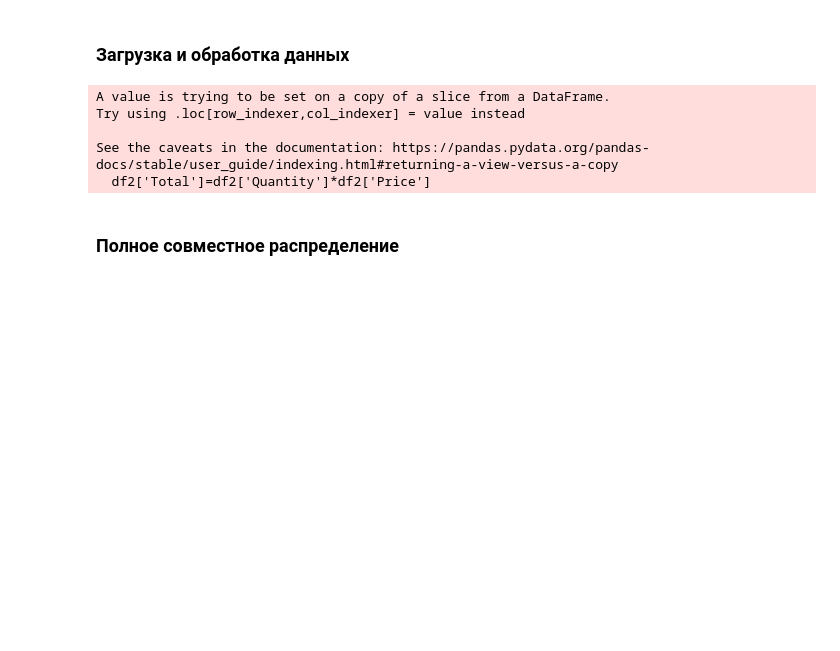
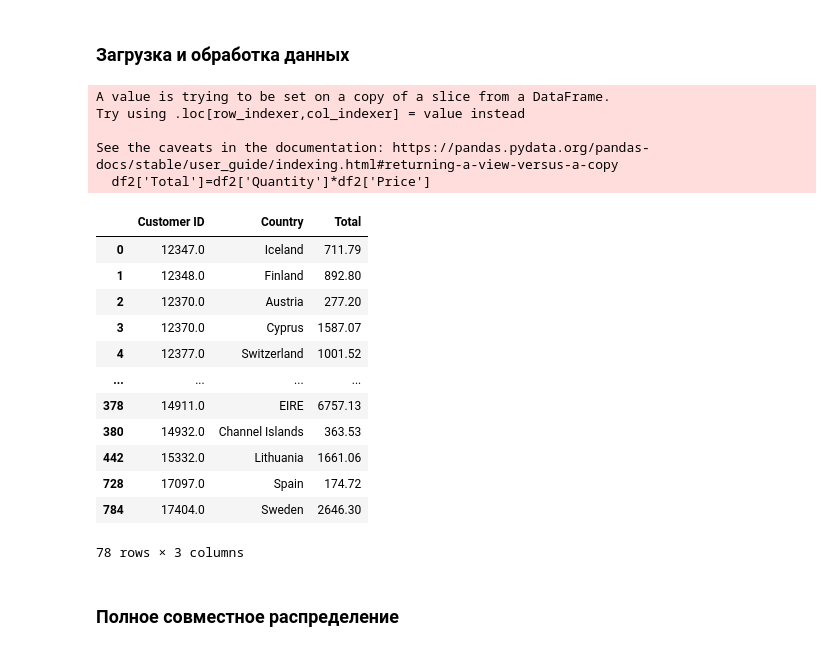
Before and after one commit to kattiia/Math_in_DS, a Jupyter notebook: Probability/full_joint_distribution.ipynb, the cells around one changed output. Saved outputs shown, nothing was run; the diff lists cells and outputs as text; code cells hidden in the pictures; blank space fills up the shorter version.

```diff
--- a/Probability/full_joint_distribution.ipynb
+++ b/Probability/full_joint_distribution.ipynb
@@ -26,6 +26,21 @@ df_group=df2.groupby(['Customer ID', 'Country']).agg({'Total': ['sum']}). reset_
 df_group.columns = df_group.columns.droplevel(1)
 # %%
 df_group=df_group[df_group['Country']!='United Kingdom']
+df_group
+# %% [output]
+|  | Customer ID | Country | Total |
+| 0 | 12347.0 | Iceland | 711.79 |
+| 1 | 12348.0 | Finland | 892.80 |
+| 2 | 12370.0 | Austria | 277.20 |
+| 3 | 12370.0 | Cyprus | 1587.07 |
+| 4 | 12377.0 | Switzerland | 1001.52 |
+| ... | ... | ... | ... |
+| 378 | 14911.0 | EIRE | 6757.13 |
+| 380 | 14932.0 | Channel Islands | 363.53 |
+| 442 | 15332.0 | Lithuania | 1661.06 |
+| 728 | 17097.0 | Spain | 174.72 |
+| 784 | 17404.0 | Sweden | 2646.30 |
+78 rows × 3 columns
 # %% [markdown]
 ### Полное совместное распределение
 # %% [markdown]
```
Also changed, not shown: parts of 44 cells of this notebook.
